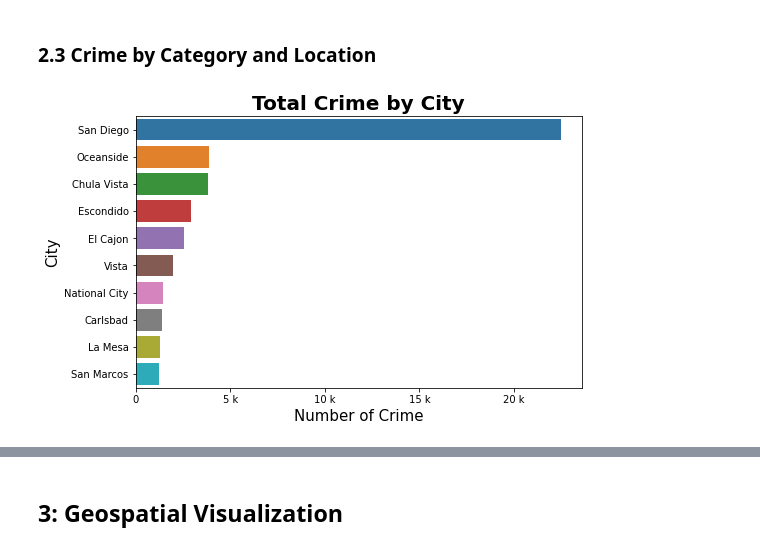
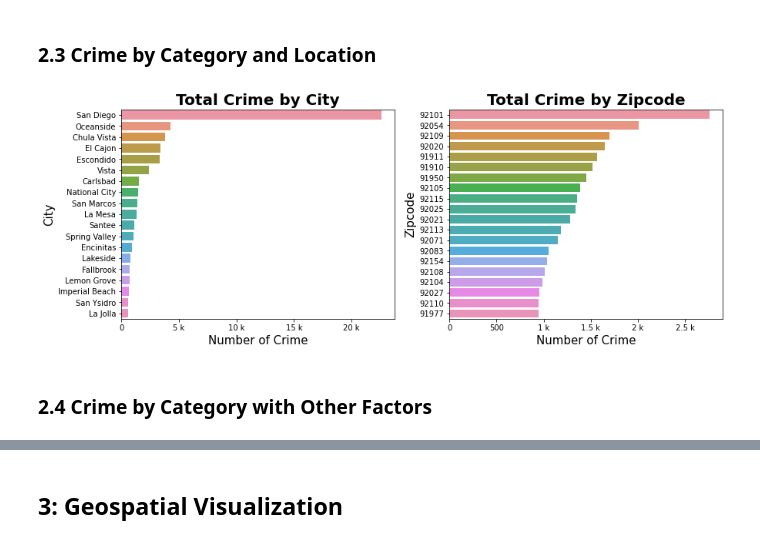
Before and after one commit to tingyiwu714/san-diego-crime-analysis, a Jupyter notebook: Spark_SD_Crime.ipynb, the cells around one changed output, grey strips where cells are left out. Cells and saved outputs as stored; diff of their text form; code cells hidden in the pictures.

Commit message:
Fixed zipcode after geocoding, added visualization with other factors

```diff
--- a/Spark_SD_Crime.ipynb
+++ b/Spark_SD_Crime.ipynb
@@ -461,10 +493,6 @@ for yr in range(2007, 2018):
     df_cur_yr = pd.concat([df_cur_yr, df_cur_mo], ignore_index=True)
     df_cur_yr.to_csv(link)
   df_geo = pd.concat([df_geo, df_cur_yr], ignore_index=True)
-# %%
-# Extract the zipcode and city from geocoded address
-df_geo['zipcode_geo'] = df_geo.full_address_geo.str.split(', ').str[-2]
-df_geo['city_geo'] = df_geo.full_address_geo.str.split(', ').str[-5]
 # %%
 # Calculate geocoding successful rate
 geo_rate = df_geo.longitude.count() / df_geo.shape[0]
@@ -488,6 +516,6 @@ df_geo.to_csv('/drive/My Drive/Colab Notebooks/data.csv')
 # df_geo = pd.read_csv(url)
 # %%
 # Convert Pandas DataFrame to Spark DataFrame
-df_geo[['zipcode_geo', 'city_geo', 'full_address_geo']] = df_geo[['zipcode_geo', 'city_geo', 'full_address_geo']].astype(str)
+df_geo[['full_address_geo']] = df_geo[['full_address_geo']].astype(str)
 df_geo[['longitude', 'latitude']] = df_geo[['longitude', 'latitude']].astype(float)
 df = spark.createDataFrame(df_geo)
@@ -494,3 +542,8 @@ df = spark.createDataFrame(df_geo)
+# %%
+# Create new city column based on zipcode
+df = df.withColumnRenamed('city', 'city_old')
+df_zipcode_p = df_zipcode.select("zipcode", 'city')
+df = df.join(df_zipcode_p, "zipcode", how="left")
 # %% [markdown]
 93% of address were geocoded.
 The data is cleaned, processed, and geocoded. It's ready for analysis.
@@ -786,17 +773,32 @@ plt.show()
 # %% [markdown]
 ### 2.3 Crime by Category and Location
+# %%
+# Count crime by city
+df_city = df.groupBy('city').count().orderBy('count', ascending=False).limit(20)
+
+# Count crime by zipcode
+df_zipcode_plot = df.where(df.zipcode.isin(list_zipcode_g)).groupBy('zipcode').count().orderBy('count', ascending=False).limit(20)
 # %%
-df_city = df.where(df.city_geo != "nan").groupBy('city_geo').count().orderBy('count', ascending=False).limit(10)
+# Visualize the result
+crime_pd_df1 = df_city.toPandas()
+crime_pd_df2 = df_zipcode_plot.toPandas()
 
-crime_pd_df = df_city.toPandas()
+fig, (ax1, ax2) = plt.subplots(1,2,figsize=(14,5))
 
-fig, ax = plt.subplots(figsize=(8, 5))
-ax = sns.barplot(y="city_geo", x="count", data=crime_pd_df)
-ax.set_title('Total Crime by City', fontsize=20, fontweight='bold')
-ax.set_xlabel('Number of Crime', fontsize=15)
-ax.set_ylabel('City', fontsize=15)
-ax.xaxis.set_major_formatter(EngFormatter())
+ax1 = sns.barplot(y="city", x="count", data=crime_pd_df1, ax=ax1)
+ax1.set_title('Total Crime by City', fontsize=20, fontweight='bold')
+ax1.set_xlabel('Number of Crime', fontsize=15)
+ax1.set_ylabel('City', fontsize=15)
+ax1.xaxis.set_major_formatter(EngFormatter())
+
+ax2 = sns.barplot(y="zipcode", x="count", data=crime_pd_df2, orient="h", order=crime_pd_df2['zipcode'], ax=ax2)
+ax2.set_title('Total Crime by Zipcode', fontsize=20, fontweight='bold')
+ax2.set_xlabel('Number of Crime', fontsize=15)
+ax2.set_ylabel('Zipcode', fontsize=15)
+ax2.xaxis.set_major_formatter(EngFormatter())
 
 plt.show()
 # %% [output]
-[figure, old version]
+[figure, new version]
+# %% [markdown]
+### 2.4 Crime by Category with Other Factors
```
Also changed, not shown: parts of 14 cells of this notebook.
